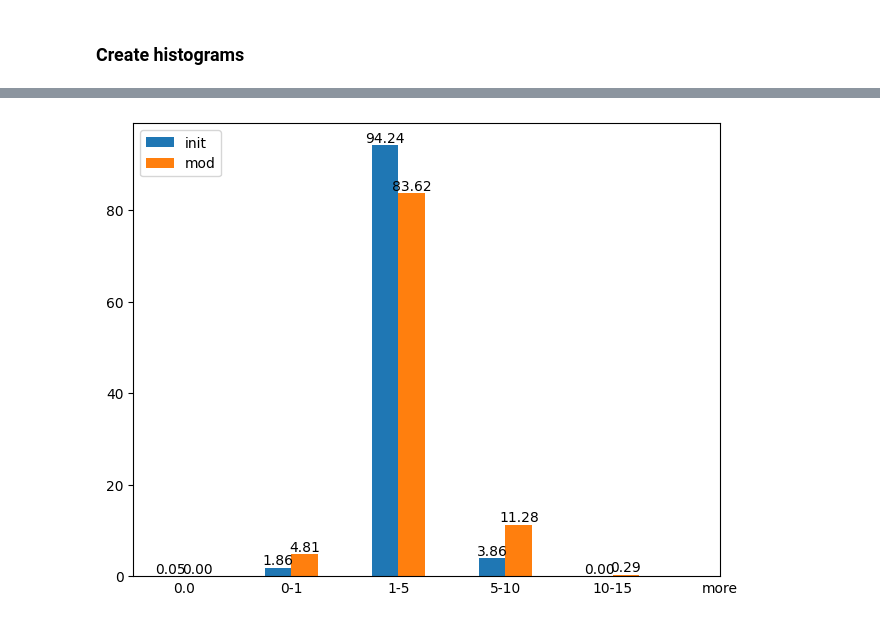
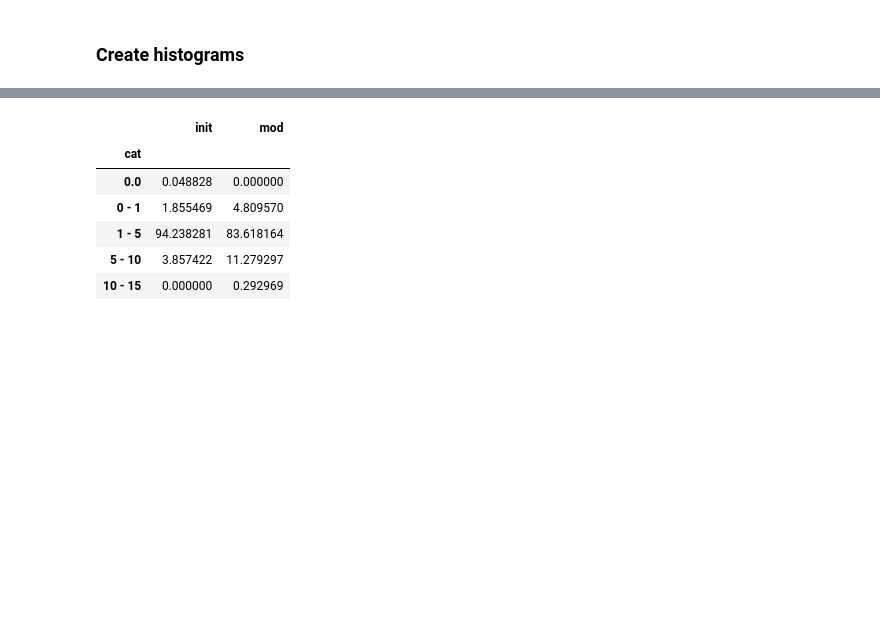
Before and after one commit to pawelsajdak/project_CERN, a Jupyter notebook: book5.ipynb, the cells around one changed output, grey strips where cells are left out. Cells and saved outputs as stored; diff of their text form; code cells hidden in the pictures; blank space fills up the shorter version.

```diff
--- a/book5.ipynb
+++ b/book5.ipynb
@@ -161,16 +130,11 @@ catdf
-# %%
-fig, ax = plt.subplots(layout='constrained')
-width = 0.25
-xticks = np.arange(catdf.shape[0])
-
-for i in range(len(catdf.keys())-1):
-    b = ax.bar(xticks+(-1+i)*width, catdf.values[:,i], width, label=catdf.keys()[i], align='edge')
-    ax.bar_label(b, fmt='{:.2f}')
-
-ax.legend()
-ax.set_xticks(xticks)
-ax.set_xticklabels(catdf.index.to_list())
-#ax.set_yscale('log')
-ax.xaxis.set_tick_params(length=0)
-# %% [output]
-[figure, removed]
+# %%
+catdf = catdf.reindex(['0.0','0 - 1','1 - 5','5 - 10','10 - 15'])
+catdf
+# %% [output]
+|  | init | mod |
+| cat |  |  |
+| 0.0 | 0.048828 | 0.000000 |
+| 0 - 1 | 1.855469 | 4.809570 |
+| 1 - 5 | 94.238281 | 83.618164 |
+| 5 - 10 | 3.857422 | 11.279297 |
+| 10 - 15 | 0.000000 | 0.292969 |
```
Also changed, not shown: parts of 12 cells of this notebook, 6 other files.
